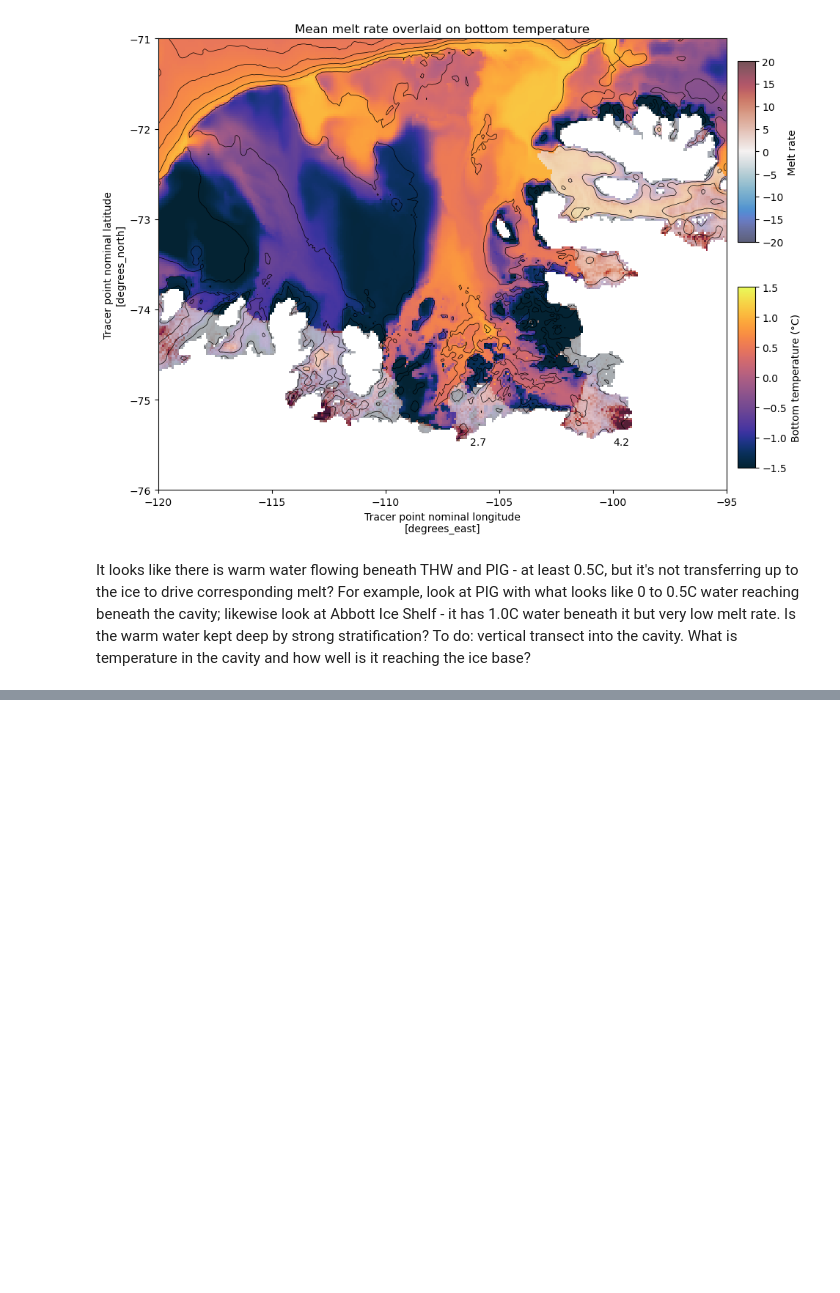
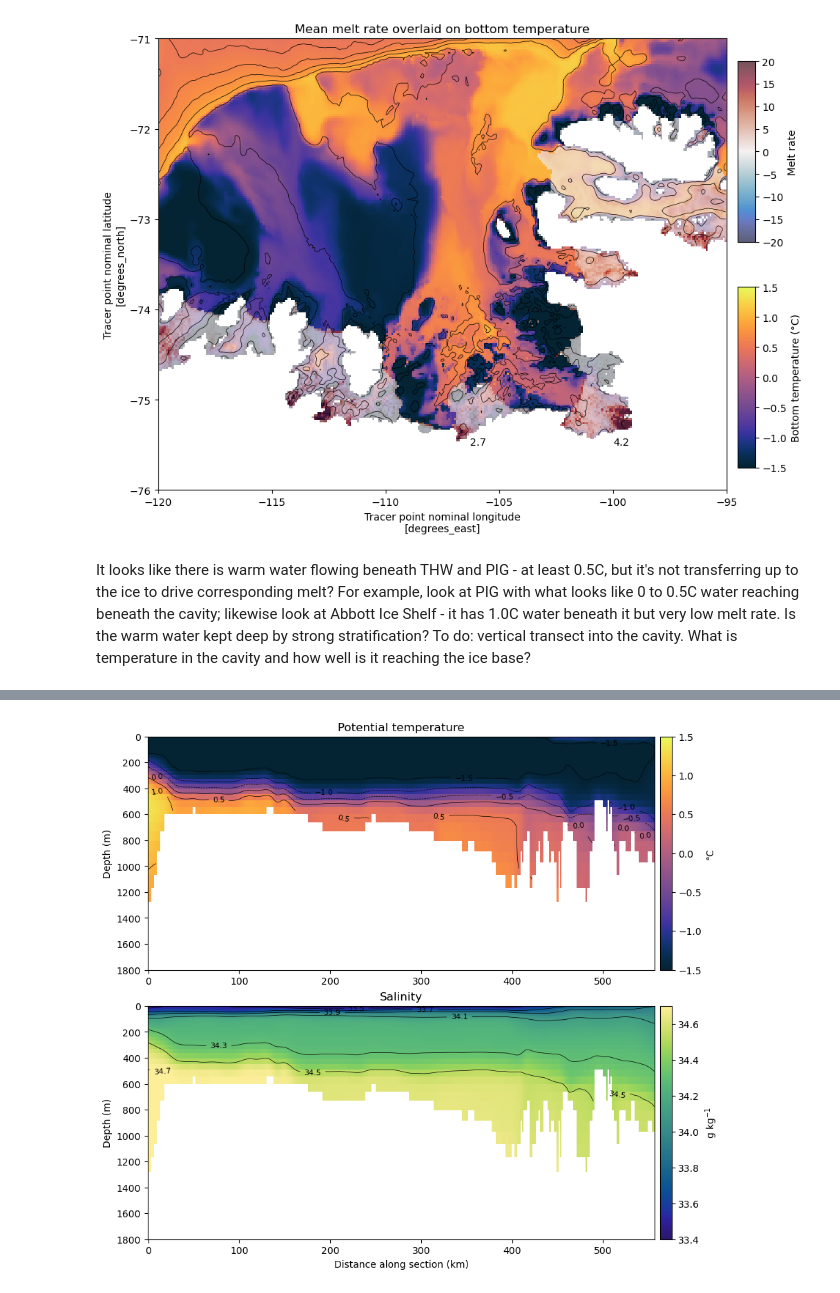
Before and after one commit to claireyung/mom6-panAn-iceshelf-tools, a Jupyter notebook: evaluation/local-melt-evaluation/local-melt-amundsen-eval.ipynb, the cells around one changed output, grey strips where cells are left out. Saved outputs shown, nothing was run; the diff lists cells and outputs as text; code cells hidden in the pictures; blank space fills up the shorter version.

```diff
--- a/evaluation/local-melt-evaluation/local-melt-amundsen-eval.ipynb
+++ b/evaluation/local-melt-evaluation/local-melt-amundsen-eval.ipynb
@@ -298,0 +373,57 @@ vertical transect into the cavity. What is temperature in the cavity and how wel
+# %%
+# transect into the cavity
+
+xx=[-103,-106,-107,-106,-102]
+yy=[-71,-71.8,-72.5,-74,-75]
+# %%
+import matplotlib.pyplot as plt
+import matplotlib.gridspec as gridspec
+import cmocean
+import numpy as np
+
+fig = plt.figure(figsize=(9,8), constrained_layout=True)
+gs = gridspec.GridSpec(2,1,figure=fig)
+
+temp_sec, lon, lat, dist = mom6_section(temp.mean("time"), xx, yy)
+salt_sec, lon, lat, dist = mom6_section(salt.mean("time"), xx, yy)
+
+# Temperature
+ax = fig.add_subplot(gs[0])
+
+im = ax.pcolormesh(dist/1000, temp_sec.z_l, temp_sec.values.T.T,
+                   shading="auto", cmap=cmocean.cm.thermal,
+                   vmin=-1.5, vmax=1.5)
+
+co = ax.contour(dist/1000, temp_sec.z_l, temp_sec.values.T.T,
+                levels=[-1.5,-1,-0.5,0,0.5,1],
+                colors='k', linewidths=0.5)
+
+ax.clabel(co, fontsize=8)
+ax.invert_yaxis()
+ax.set_ylim(1800,0)
+ax.set_ylabel("Depth (m)")
+ax.set_title("Potential temperature")
+plt.colorbar(im, ax=ax, pad=0.01, label="°C")
+
+# Salinity
+ax = fig.add_subplot(gs[1])
+
+im = ax.pcolormesh(dist/1000, salt_sec.z_l, salt_sec.values.T.T,
+                   shading="auto", cmap=cmocean.cm.haline,
+                   vmin=33.4, vmax=34.7)
+
+co = ax.contour(dist/1000, salt_sec.z_l, salt_sec.values.T.T,
+                levels=np.arange(33.5,34.8,0.2),
+                colors='k', linewidths=0.5)
+
+ax.clabel(co, fontsize=8)
+ax.invert_yaxis()
+ax.set_ylim(1800,0)
+ax.set_xlabel("Distance along section (km)")
+ax.set_ylabel("Depth (m)")
+ax.set_title("Salinity")
+plt.colorbar(im, ax=ax, pad=0.01, label="g kg$^{-1}$")
+
+plt.show()
+# %% [output]
+[figure, added]
```
Also changed, not shown: parts of 4 cells of this notebook.
